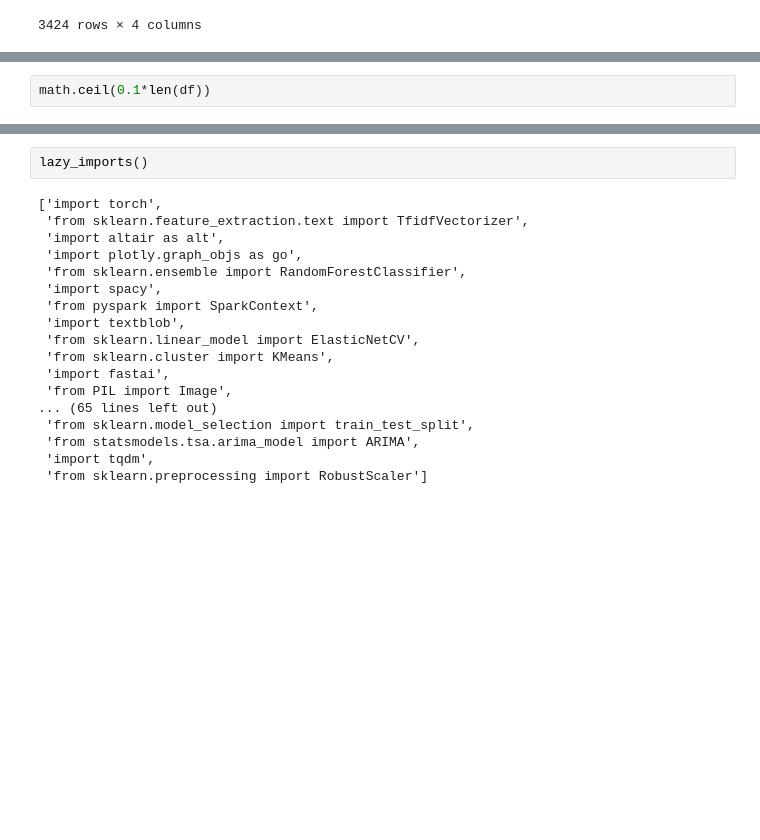
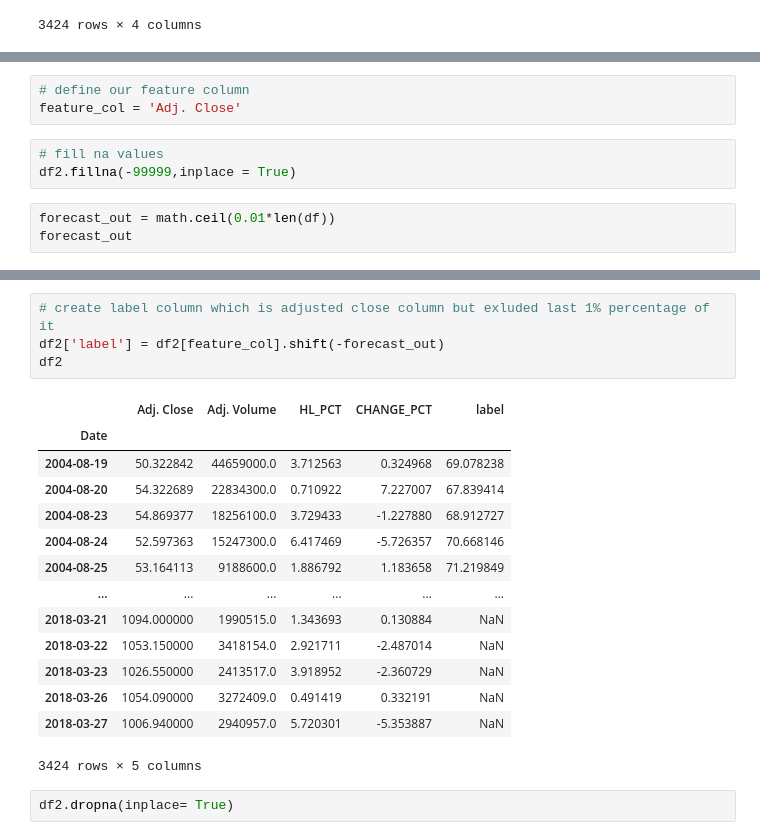
Before and after one commit to JafarzadeAysel/machine_learning, a Jupyter notebook: Regression.ipynb, the cells around one changed output, grey strips where cells are left out. Drawn from its saved outputs; the diff is of its cells as text; blank space fills up the shorter version.

```diff
--- a/Regression.ipynb
+++ b/Regression.ipynb
@@ -100,3 +93,10 @@ len(df2)
+# %%
+# define our feature column
+feature_col = 'Adj. Close'
+# %%
+# fill na values
+df2.fillna(-99999,inplace = True)
 # %%
-math.ceil(0.1*len(df))
+forecast_out = math.ceil(0.01*len(df))
+forecast_out
 # %% [output]
@@ -104,20 +105,21 @@ math.ceil(0.1*len(df))
-# %%
-lazy_imports()
-# %% [output]
-['import torch',
- 'from sklearn.feature_extraction.text import TfidfVectorizer',
- 'import altair as alt',
- 'import plotly.graph_objs as go',
- 'from sklearn.ensemble import RandomForestClassifier',
- 'import spacy',
- 'from pyspark import SparkContext',
- 'import textblob',
- 'from sklearn.linear_model import ElasticNetCV',
- 'from sklearn.cluster import KMeans',
- 'import fastai',
- 'from PIL import Image',
-... (65 lines left out)
- 'from sklearn.model_selection import train_test_split',
- 'from statsmodels.tsa.arima_model import ARIMA',
- 'import tqdm',
- 'from sklearn.preprocessing import RobustScaler']
+# %%
+# create label column which is adjusted close column but exluded last 1% percentage of it
+df2['label'] = df2[feature_col].shift(-forecast_out)
+df2
+# %% [output]
+|  | Adj. Close | Adj. Volume | HL_PCT | CHANGE_PCT | label |
+| Date |  |  |  |  |  |
+| 2004-08-19 | 50.322842 | 44659000.0 | 3.712563 | 0.324968 | 69.078238 |
+| 2004-08-20 | 54.322689 | 22834300.0 | 0.710922 | 7.227007 | 67.839414 |
+| 2004-08-23 | 54.869377 | 18256100.0 | 3.729433 | -1.227880 | 68.912727 |
+| 2004-08-24 | 52.597363 | 15247300.0 | 6.417469 | -5.726357 | 70.668146 |
+| 2004-08-25 | 53.164113 | 9188600.0 | 1.886792 | 1.183658 | 71.219849 |
+| ... | ... | ... | ... | ... | ... |
+| 2018-03-21 | 1094.000000 | 1990515.0 | 1.343693 | 0.130884 | NaN |
+| 2018-03-22 | 1053.150000 | 3418154.0 | 2.921711 | -2.487014 | NaN |
+| 2018-03-23 | 1026.550000 | 2413517.0 | 3.918952 | -2.360729 | NaN |
+| 2018-03-26 | 1054.090000 | 3272409.0 | 0.491419 | 0.332191 | NaN |
+| 2018-03-27 | 1006.940000 | 2940957.0 | 5.720301 | -5.353887 | NaN |
+3424 rows × 5 columns
+# %%
+df2.dropna(inplace= True)
```
Also changed, not shown: parts of 10 cells of this notebook, 1 other file.
